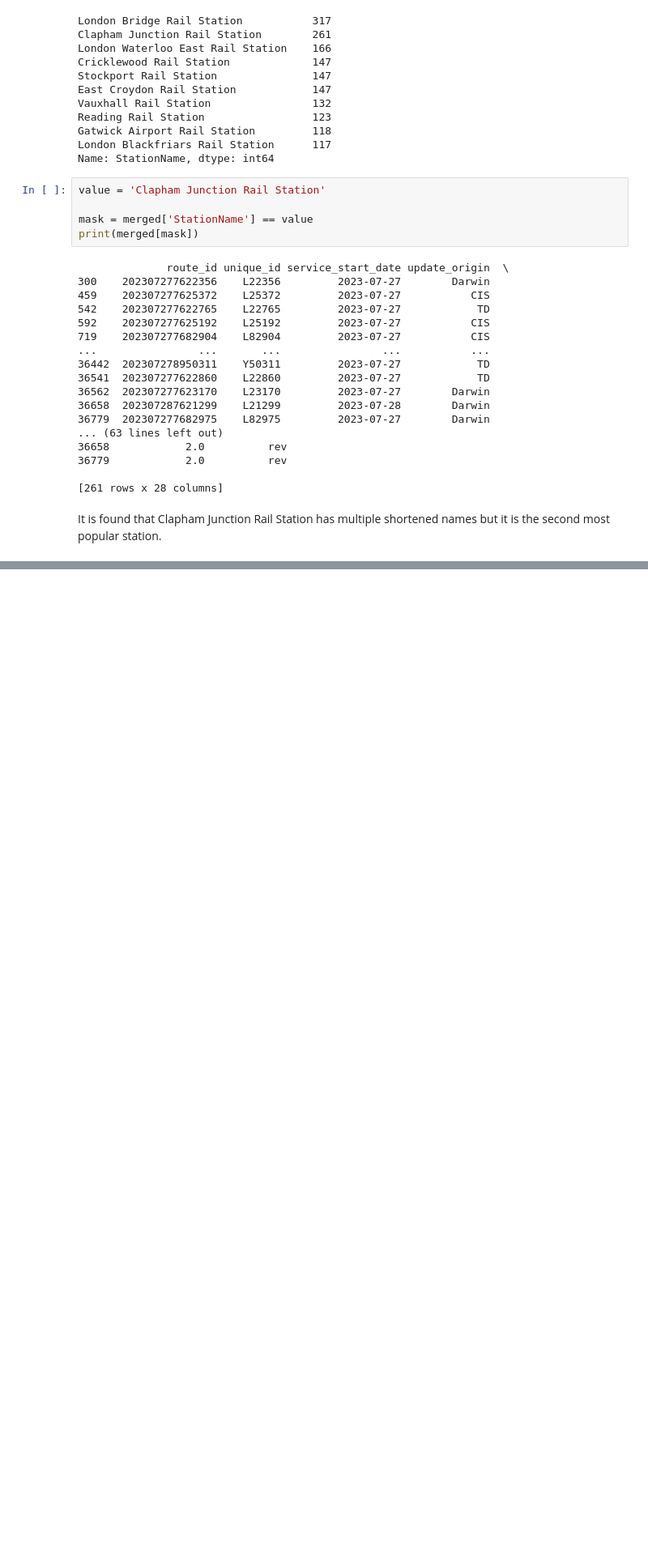
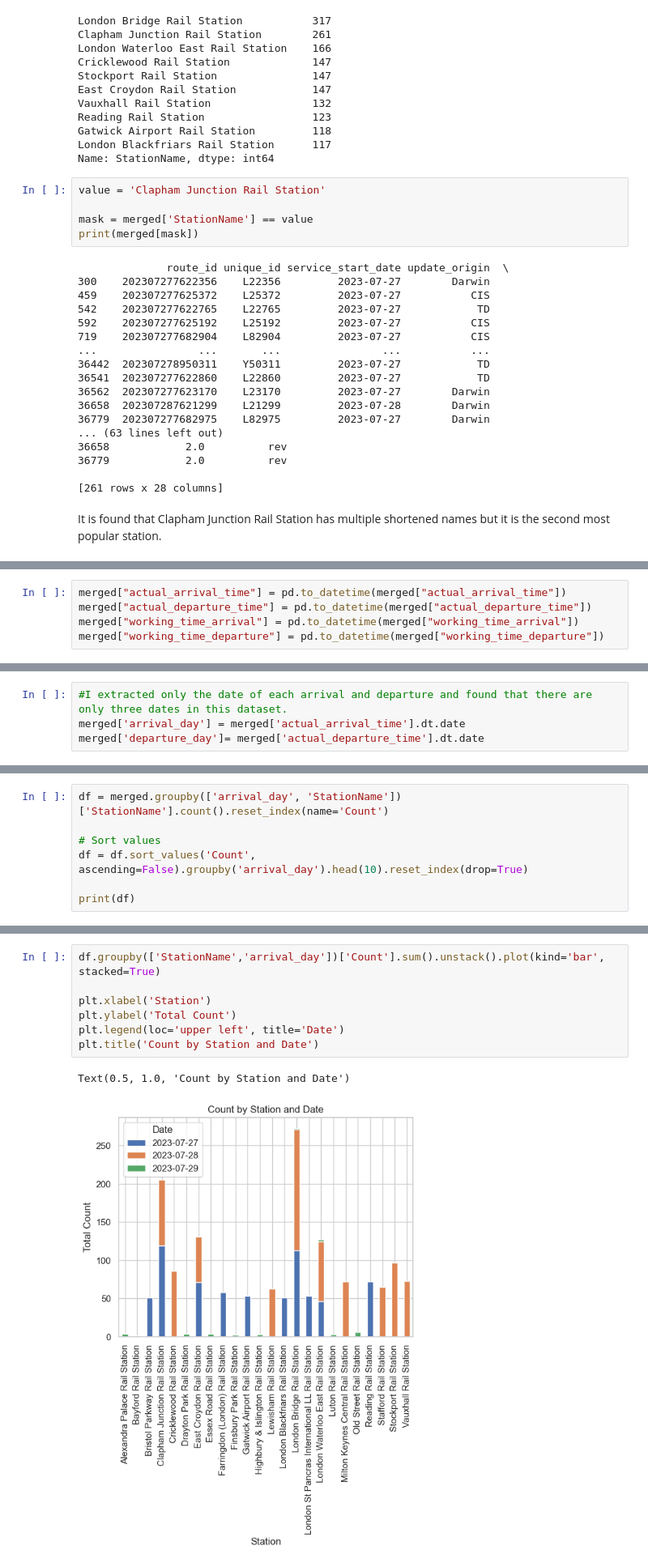
Before and after one commit to AndrewJarjis/FinalProject, a Jupyter notebook: DEprojectEDA.ipynb, the cells around one changed output, grey strips where cells are left out. Shown at 81% size. Cells and saved outputs as stored; diff of their text form; blank space fills up the shorter version.

Commit message:
top 10 stations by date

```diff
--- a/DEprojectEDA.ipynb
+++ b/DEprojectEDA.ipynb
@@ -252,3 +252,8 @@ plt.tight_layout()  # Adjust the layout to prevent clipping of labels
 plt.show()
 # %% [output]
 [figure]
+# %%
+merged["actual_arrival_time"] = pd.to_datetime(merged["actual_arrival_time"])
+merged["actual_departure_time"] = pd.to_datetime(merged["actual_departure_time"])
+merged["working_time_arrival"] = pd.to_datetime(merged["working_time_arrival"])
+merged["working_time_departure"] = pd.to_datetime(merged["working_time_departure"])
@@ -254,0 +287,4 @@ plt.show()
+# %%
+#I extracted only the date of each arrival and departure and found that there are only three dates in this dataset.
+merged['arrival_day'] = merged['actual_arrival_time'].dt.date
+merged['departure_day']= merged['actual_departure_time'].dt.date
@@ -254,0 +307,7 @@ plt.show()
+# %%
+df = merged.groupby(['arrival_day', 'StationName'])['StationName'].count().reset_index(name='Count')
+
+# Sort values
+df = df.sort_values('Count', ascending=False).groupby('arrival_day').head(10).reset_index(drop=True)
+
+print(df)
@@ -254,0 +332,10 @@ plt.show()
+# %%
+df.groupby(['StationName','arrival_day'])['Count'].sum().unstack().plot(kind='bar', stacked=True)
+
+plt.xlabel('Station')
+plt.ylabel('Total Count')
+plt.legend(loc='upper left', title='Date')
+plt.title('Count by Station and Date')
+# %% [output]
+Text(0.5, 1.0, 'Count by Station and Date')
+[figure, added]
```
Also changed, not shown: parts of 9 cells of this notebook.
